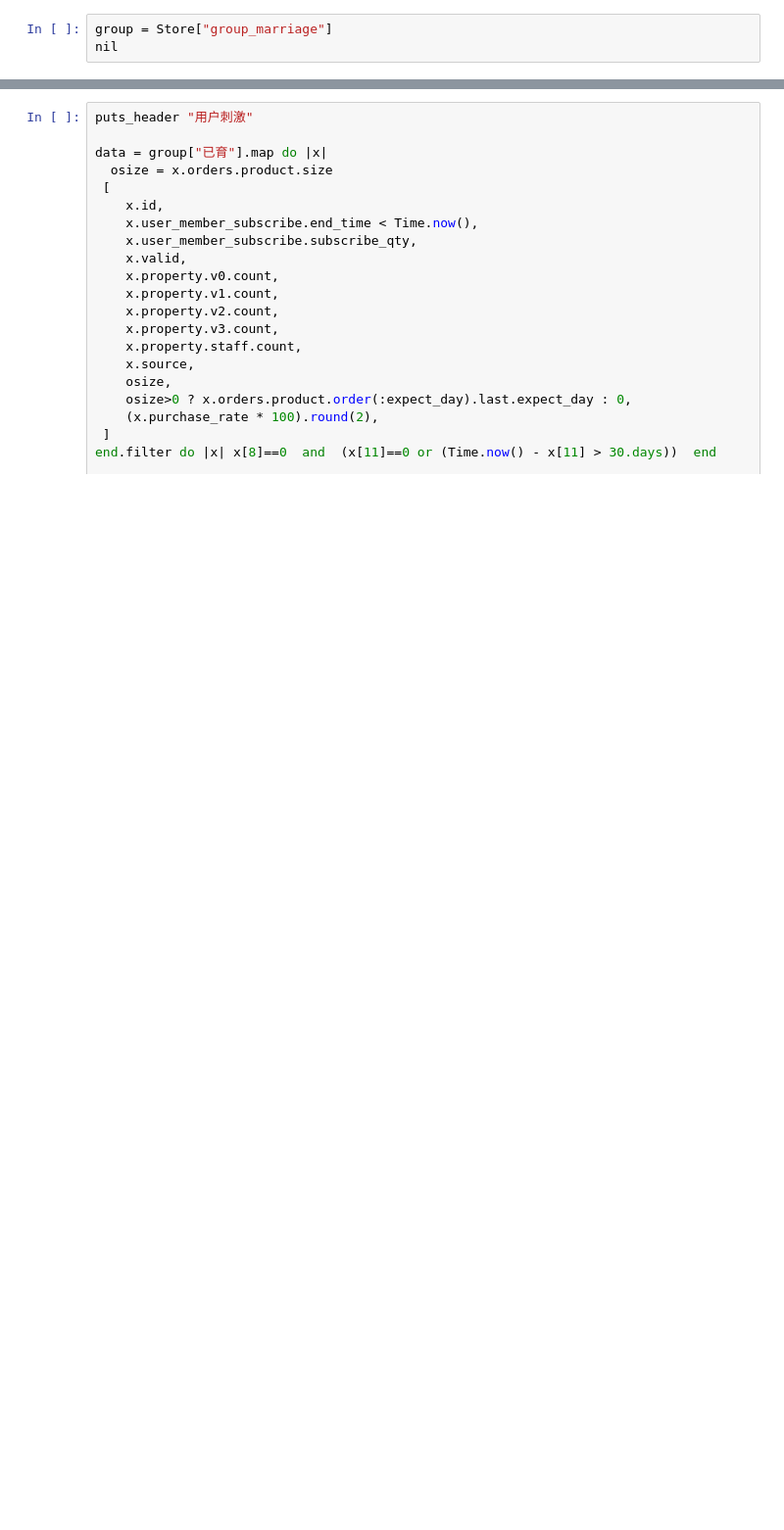
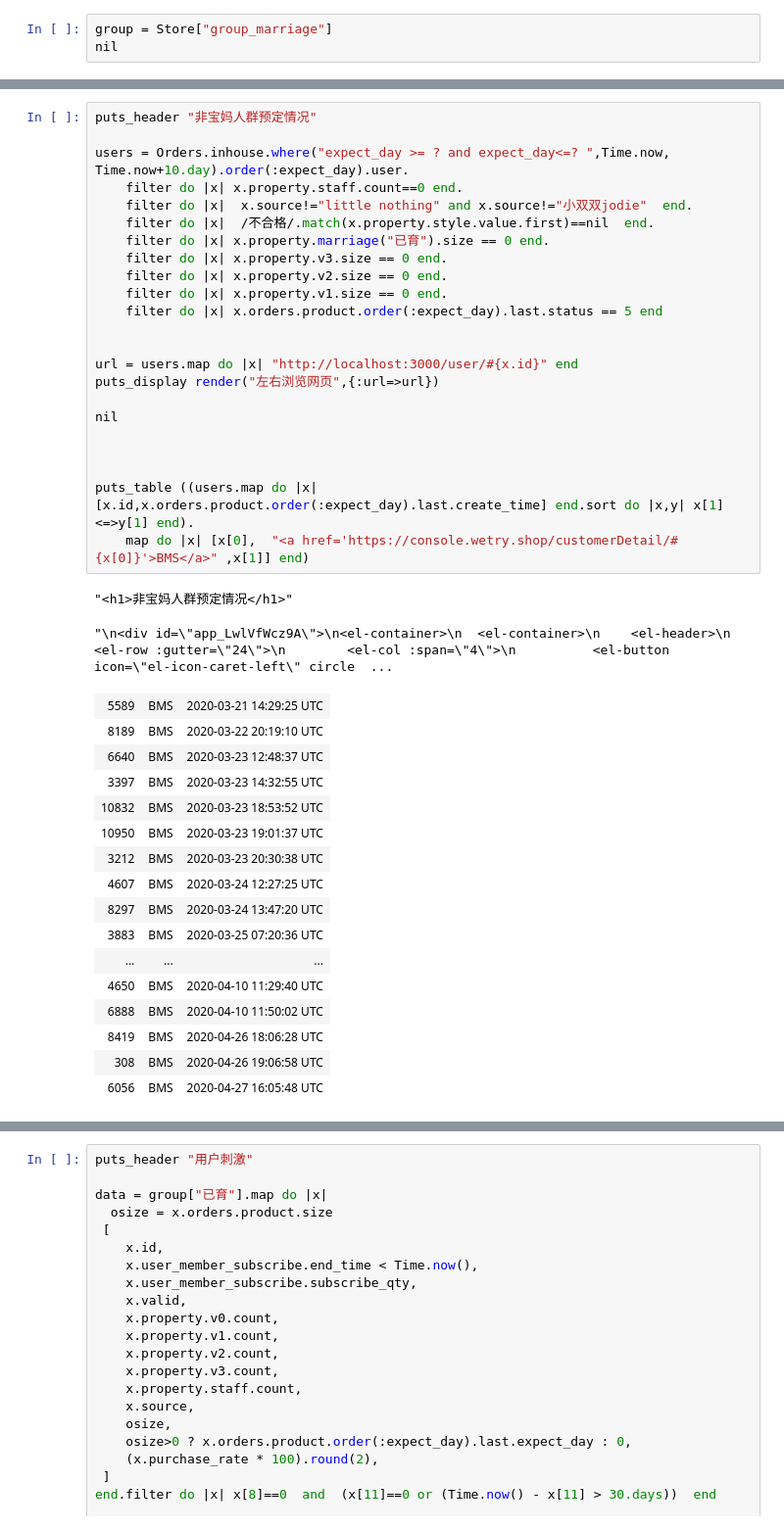
Before and after one commit to adam429/wtnb, a Jupyter notebook: wt-iruby/用户筛选.ipynb, the cells around one changed output, grey strips where cells are left out. Shown at 98% size. Cells and saved outputs as stored; diff of their text form; blank space fills up the shorter version.

```diff
--- a/wt-iruby/用户筛选.ipynb
+++ b/wt-iruby/用户筛选.ipynb
@@ -49,0 +56,42 @@ BMS.updateMatchingDivision(user_list.join(","))
+# %%
+puts_header "非宝妈人群预定情况"
+
+users = Orders.inhouse.where("expect_day >= ? and expect_day<=? ",Time.now, Time.now+10.day).order(:expect_day).user.
+    filter do |x| x.property.staff.count==0 end.
+    filter do |x|  x.source!="little nothing" and x.source!="小双双jodie"  end.
+    filter do |x|  /不合格/.match(x.property.style.value.first)==nil  end.
+    filter do |x| x.property.marriage("已育").size == 0 end.
+    filter do |x| x.property.v3.size == 0 end.
+    filter do |x| x.property.v2.size == 0 end.
+    filter do |x| x.property.v1.size == 0 end.
+    filter do |x| x.orders.product.order(:expect_day).last.status == 5 end
+
+
+url = users.map do |x| "http://localhost:3000/user/#{x.id}" end
+puts_display render("左右浏览网页",{:url=>url})
+
+nil
+
+
+
+puts_table ((users.map do |x| [x.id,x.orders.product.order(:expect_day).last.create_time] end.sort do |x,y| x[1]<=>y[1] end).
+    map do |x| [x[0],  "<a href='https://console.wetry.shop/customerDetail/#{x[0]}'>BMS</a>" ,x[1]] end)
+# %% [output]
+"<h1>非宝妈人群预定情况</h1>"
+"\n<div id=\"app_LwlVfWcz9A\">\n<el-container>\n  <el-container>\n    <el-header>\n      <el-row :gutter=\"24\">\n        <el-col :span=\"4\">\n          <el-button icon=\"el-icon-caret-left\" circle  ...
+| 5589 | BMS | 2020-03-21 14:29:25 UTC |
+| 8189 | BMS | 2020-03-22 20:19:10 UTC |
+| 6640 | BMS | 2020-03-23 12:48:37 UTC |
+| 3397 | BMS | 2020-03-23 14:32:55 UTC |
+| 10832 | BMS | 2020-03-23 18:53:52 UTC |
+| 10950 | BMS | 2020-03-23 19:01:37 UTC |
+| 3212 | BMS | 2020-03-23 20:30:38 UTC |
+| 4607 | BMS | 2020-03-24 12:27:25 UTC |
+| 8297 | BMS | 2020-03-24 13:47:20 UTC |
+| 3883 | BMS | 2020-03-25 07:20:36 UTC |
+| ... | ... | ... |
+| 4650 | BMS | 2020-04-10 11:29:40 UTC |
+| 6888 | BMS | 2020-04-10 11:50:02 UTC |
+| 8419 | BMS | 2020-04-26 18:06:28 UTC |
+| 308 | BMS | 2020-04-26 19:06:58 UTC |
+| 6056 | BMS | 2020-04-27 16:05:48 UTC |
```
Also changed, not shown: parts of 5 cells of this notebook, 21 other files.
